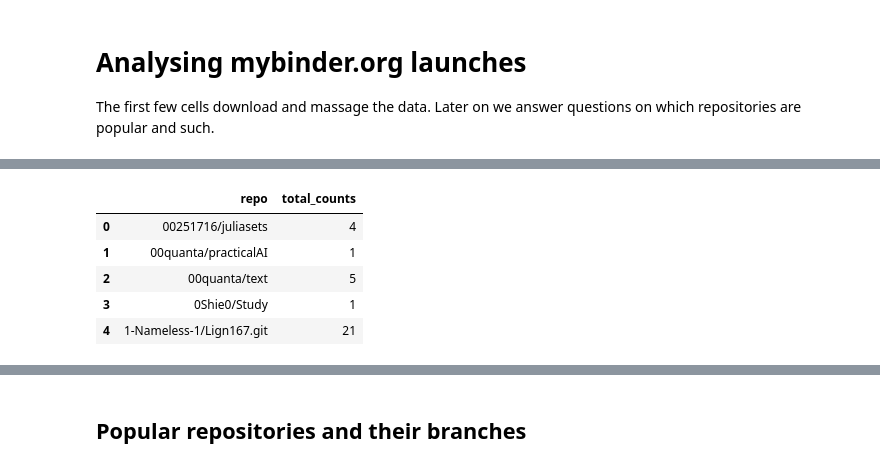
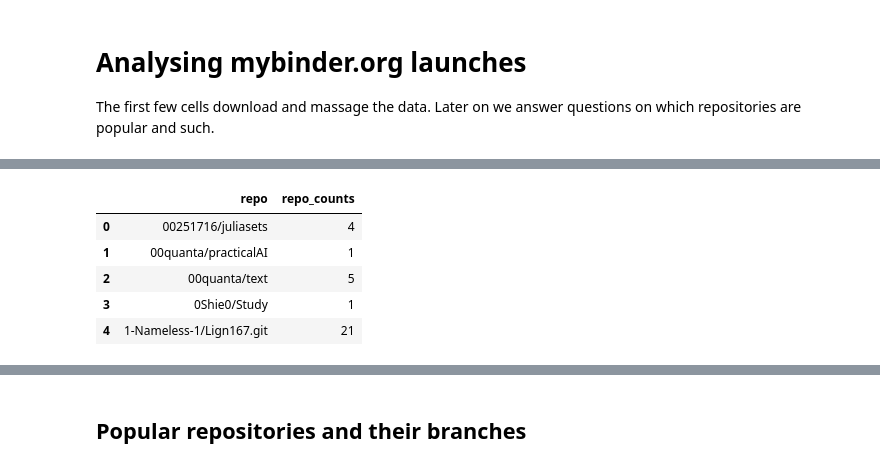
Before and after one commit to betatim/binderlyzer, a Jupyter notebook: binder-launches.ipynb, the cells around one changed output, grey strips where cells are left out. Cells and saved outputs as stored; diff of their text form; code cells hidden in the pictures.

```diff
--- a/binder-launches.ipynb
+++ b/binder-launches.ipynb
@@ -69,11 +69,11 @@ df.shape
 # %%
 # add a nnew column showing total launches per repo
-totals = (df.groupby(["repo"])
+totals_per_repo = (df.groupby(["repo"])
  .size()
- .reset_index(name='total_counts'))
-totals.head()
+ .reset_index(name='repo_counts'))
+totals_per_repo.head()
 # %% [output]
-|  | repo | total_counts |
+|  | repo | repo_counts |
 | 0 | 00251716/juliasets | 4 |
 | 1 | 00quanta/practicalAI | 1 |
 | 2 | 00quanta/text | 5 |
```
Also changed, not shown: parts of 10 cells of this notebook.
